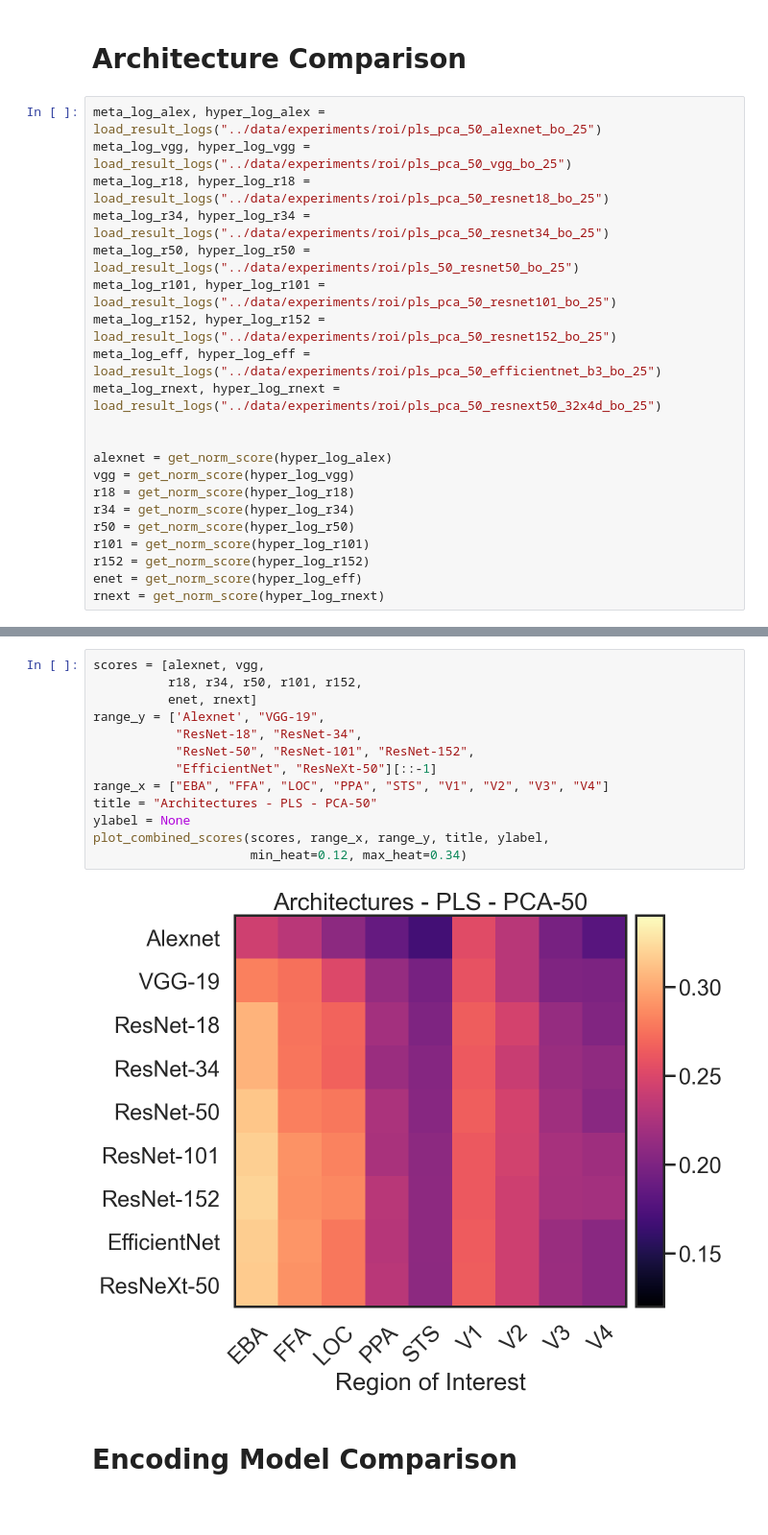
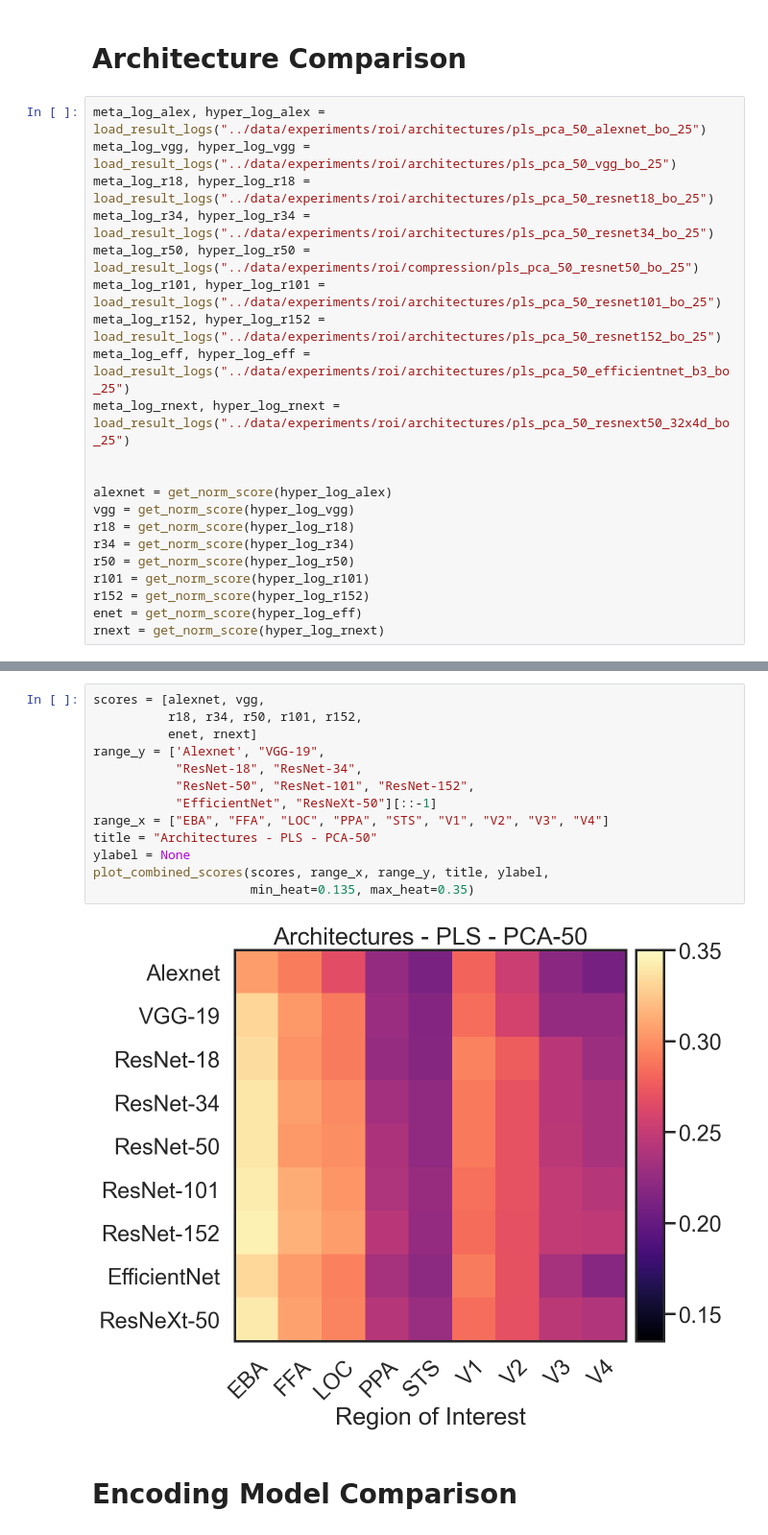
Before and after one commit to RobertTLange/algonauts-2021, a Jupyter notebook: notebooks/inspect_experiments.ipynb, the cells around one changed output, grey strips where cells are left out. Shown at 96% size. Cells and saved outputs as stored; diff of their text form.

```diff
--- a/notebooks/inspect_experiments.ipynb
+++ b/notebooks/inspect_experiments.ipynb
@@ -155,15 +125,15 @@ plot_combined_scores(scores, range_x, range_y, title, ylabel,
 # %% [markdown]
 # Architecture Comparison
 # %%
-meta_log_alex, hyper_log_alex = load_result_logs("../data/experiments/roi/pls_pca_50_alexnet_bo_25")
-meta_log_vgg, hyper_log_vgg = load_result_logs("../data/experiments/roi/pls_pca_50_vgg_bo_25")
-meta_log_r18, hyper_log_r18 = load_result_logs("../data/experiments/roi/pls_pca_50_resnet18_bo_25")
-meta_log_r34, hyper_log_r34 = load_result_logs("../data/experiments/roi/pls_pca_50_resnet34_bo_25")
-meta_log_r50, hyper_log_r50 = load_result_logs("../data/experiments/roi/pls_50_resnet50_bo_25")
-meta_log_r101, hyper_log_r101 = load_result_logs("../data/experiments/roi/pls_pca_50_resnet101_bo_25")
-meta_log_r152, hyper_log_r152 = load_result_logs("../data/experiments/roi/pls_pca_50_resnet152_bo_25")
-meta_log_eff, hyper_log_eff = load_result_logs("../data/experiments/roi/pls_pca_50_efficientnet_b3_bo_25")
-meta_log_rnext, hyper_log_rnext = load_result_logs("../data/experiments/roi/pls_pca_50_resnext50_32x4d_bo_25")
+meta_log_alex, hyper_log_alex = load_result_logs("../data/experiments/roi/architectures/pls_pca_50_alexnet_bo_25")
+meta_log_vgg, hyper_log_vgg = load_result_logs("../data/experiments/roi/architectures/pls_pca_50_vgg_bo_25")
+meta_log_r18, hyper_log_r18 = load_result_logs("../data/experiments/roi/architectures/pls_pca_50_resnet18_bo_25")
+meta_log_r34, hyper_log_r34 = load_result_logs("../data/experiments/roi/architectures/pls_pca_50_resnet34_bo_25")
+meta_log_r50, hyper_log_r50 = load_result_logs("../data/experiments/roi/compression/pls_pca_50_resnet50_bo_25")
+meta_log_r101, hyper_log_r101 = load_result_logs("../data/experiments/roi/architectures/pls_pca_50_resnet101_bo_25")
+meta_log_r152, hyper_log_r152 = load_result_logs("../data/experiments/roi/architectures/pls_pca_50_resnet152_bo_25")
+meta_log_eff, hyper_log_eff = load_result_logs("../data/experiments/roi/architectures/pls_pca_50_efficientnet_b3_bo_25")
+meta_log_rnext, hyper_log_rnext = load_result_logs("../data/experiments/roi/architectures/pls_pca_50_resnext50_32x4d_bo_25")
 
 
 alexnet = get_norm_score(hyper_log_alex)
@@ -197,18 +167,18 @@ rnext = get_norm_score(hyper_log_rnext)
 # %%
 scores = [alexnet, vgg,
           r18, r34, r50, r101, r152,
           enet, rnext]
 range_y = ['Alexnet', "VGG-19",
            "ResNet-18", "ResNet-34",
            "ResNet-50", "ResNet-101", "ResNet-152",
            "EfficientNet", "ResNeXt-50"][::-1]
 range_x = ["EBA", "FFA", "LOC", "PPA", "STS", "V1", "V2", "V3", "V4"]
 title = "Architectures - PLS - PCA-50"
 ylabel = None
 plot_combined_scores(scores, range_x, range_y, title, ylabel,
-                     min_heat=0.12, max_heat=0.34)
+                     min_heat=0.135, max_heat=0.35)
 # %% [output]
-[figure, old version]
+[figure, new version]
 # %% [markdown]
 # Encoding Model Comparison
 # %%
```
Also changed, not shown: parts of 14 cells of this notebook, 29 other files.
